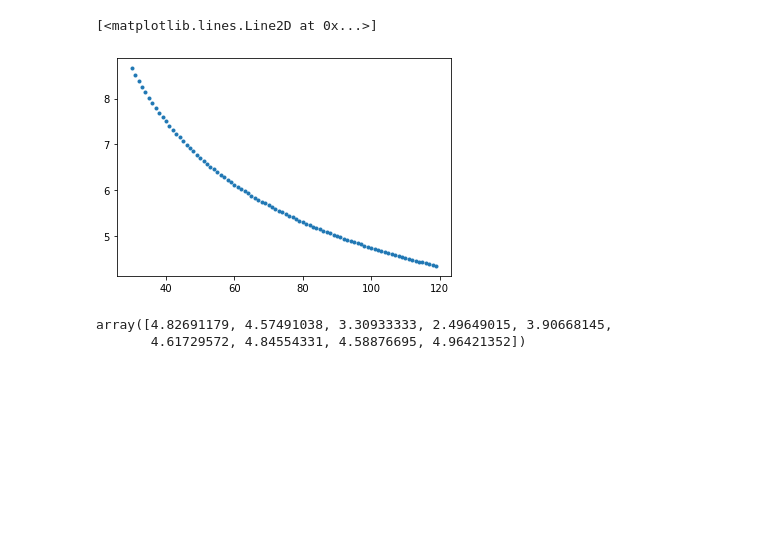
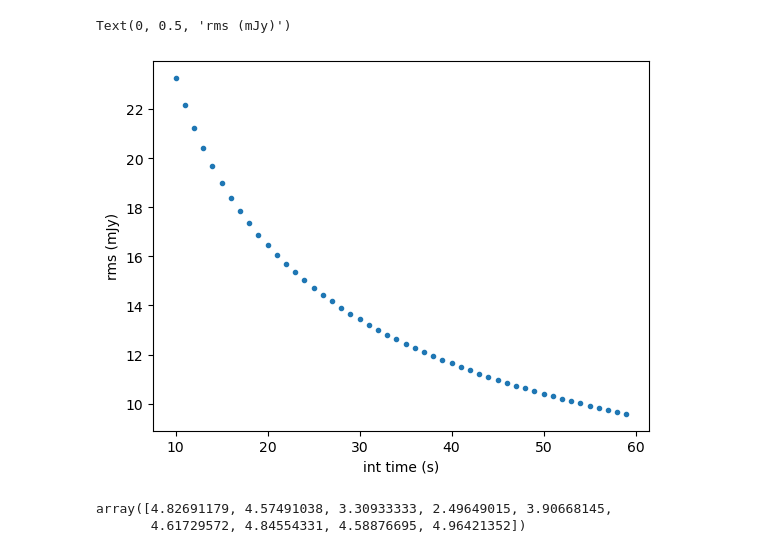
Before and after one commit to lucasjord/spiralssched, a Jupyter notebook: year3/calibrator_selection.ipynb, the cells around one changed output. Saved outputs shown, nothing was run; the diff lists cells and outputs as text; code cells hidden in the pictures; blank space fills up the shorter version.

```diff
--- a/year3/calibrator_selection.ipynb
+++ b/year3/calibrator_selection.ipynb
@@ -114,12 +103,14 @@ R[(R['X'].astype(float) > .07)*sep1]
 # %%
-t = np.arange(30,120,1)
-rms = 1.2*np.sqrt(4000*800)/np.sqrt(2*2*512e6*t)*1000
+t = np.arange(10,60,1)
+rms = 1.2*np.sqrt(3500*550)/np.sqrt(2*2*128e6*t)*1000
 # %%
 fig, ax = plt.subplots(1)
 ax.plot(t,rms,'.')
+ax.set_xlabel('int time (s)')
+ax.set_ylabel('rms (mJy)')
 # %% [output]
-[<matplotlib.lines.Line2D at 0x...>]
+Text(0, 0.5, 'rms (mJy)')
-[figure, old version]
+[figure, new version]
 # %%
 c.separation(t1).value[(R[8].astype(float) > .07)*sep1]
 # %% [output]
```
Also changed, not shown: parts of 11 cells of this notebook, 19 other files.
